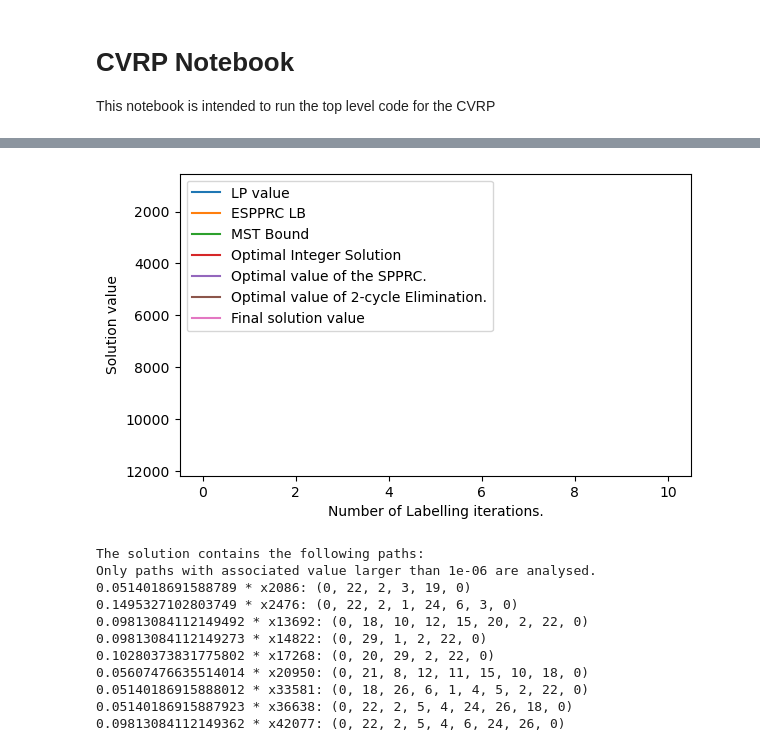
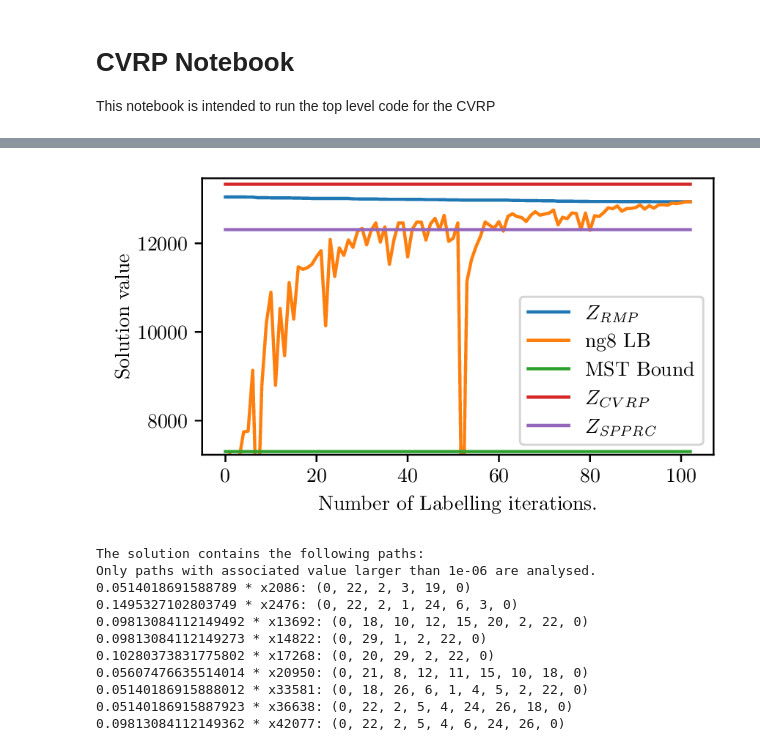
Before and after one commit to habanzu/cvrp, a Jupyter notebook: CVRP.ipynb, the cells around one changed output, grey strips where cells are left out. Drawn from its saved outputs; the diff is of its cells as text; code cells hidden in the pictures.

Commit message:
Remake plots of n8

```diff
--- a/CVRP.ipynb
+++ b/CVRP.ipynb
@@ -21,6 +21,6 @@ import matplotlib
 # %%
 # G = parse("Instances/E/E-n22-k4.vrp")
-G = parse("E-n23-k3")
+# G = parse("E-n23-k3")
 # G = parse("E-n30-k3")
 # G = parse("Instances/E/E-n33-k4.vrp")
 # G = parse("Instances/E/E-n51-k5.vrp")
@@ -34,7 +34,7 @@ G = parse("E-n23-k3")
 # G.graph['min_trucks'] = 13
 # G = parse("Instances/Uchoa/X-n115-k10.vrp")
 # G.graph['min_trucks'] = 10
-# G = parse("X-n120-k6",6)
+G = parse("X-n120-k6",6)
 # G = parse("Instances/Uchoa/X-n125-k30.vrp")
 # G.graph['min_trucks'] = 30
 # G = parse("Instances/Uchoa/X-n129-k18.vrp")
@@ -60,9 +62,9 @@ model = VRP(G)
 # Create pricer
 pricer = VRPPricer(G)
 pricer.data['methods'] = ["ng8"]
-pricer.data['max_vars']= int(1e3)
-pricer.data['time_limit'] = 10
-pricer.data['farley'] = True
+pricer.data['max_vars']= int(1e4)
+pricer.data['time_limit'] = 120
+pricer.data['farley'] = False
 
 model.includePricer(pricer, "pricer","does pricing")
 
@@ -92,56 +94,65 @@ Dual Bound         : +5.58694444444444e+02
 Gap                : 0.00 %
 # %%
-# This value is the exact pagewidth of latex
-plt.figure(figsize=(6.6,4),dpi=100)
+# This value is nice looking for the standard latex layout
+# plt.figure(figsize=(6.6,4),dpi=100)
+
+This value is nice looking for the CoAn layout
+plt.figure(figsize=(7.3,4),dpi=200)
+
+# This value is the original value for the presentation but looks horrible
+# plt.figure(figsize=(4.5,2.5),dpi=200)
 
 upper_bounds = [x for x,y in pricer.data['bounds'][pricer.data['methods'][0]]]
-plt.plot(upper_bounds, label="LP value")
+plt.plot(upper_bounds, label="$Z_{\mathit{RMP}}$")
 
 xmax = 0
 for method in pricer.data['methods']:
-    lower_bounds = []
-    best_lb = pricer.data['bounds'][method][0][1]
-    for x,y in pricer.data['bounds'][method]:
-        if y > best_lb:
-            best_lb = y
-        lower_bounds.append(best_lb)
+    lower_bounds = [lb for _,lb in pricer.data['bounds'][method]]
+#     lower_bounds = []
+#     best_lb = pricer.data['bounds'][method][0][1]
+#     for x,y in pricer.data['bounds'][method]:
+#         if y > best_lb:
+#             best_lb = y
+#         lower_bounds.append(best_lb)
     plt.plot(lower_bounds, label=f'{method} LB')
     xmax = max(upper_bounds[0],xmax)
 
 T = nx.minimum_spanning_tree(G)
-mst = T.size(weight='weight') + min(G.edges().data('weight'),key=lambda edge: edge[2])[2]
+K = G.graph['min_trucks']
+lowest_remaining_edge_weights = [weight for u,v,weight in G.edges().data('weight') if not T.has_edge(u,v)]
+mst = T.size(weight='weight') + sum(sorted(lowest_remaining_edge_weights)[:K])
 mst = [mst for i in range(len(upper_bounds))]
 plt.plot(mst, label="MST Bound")
 
 optimal = [13332 for i in range(len(upper_bounds))]
-plt.plot(optimal, label="Optimal Integer Solution")
+plt.plot(optimal, label="$Z_{CVRP}$")
 
 spprc = [12308 for i in range(len(upper_bounds))]
-plt.plot(spprc, label="Optimal value of the SPPRC.")
+plt.plot(spprc, label="$Z_{\mathit{SPPRC}}$")
 
 # ng8 = [481 for i in range(len(upper_bounds))]
 # plt.plot(ng8, label="Optimal value of ng 8.")
 
-cyc2 = [12784 for i in range(len(upper_bounds))]
-plt.plot(cyc2, label="Optimal value of 2-cycle Elimination.")
+# cyc2 = [12784 for i in range(len(upper_bounds))]
+# plt.plot(cyc2, label="$Z_{\mathit{2-cycle}}$")
 
 if pricer.data['farley']:
     farley_bounds = pricer.data['farley_bound']
     plt.plot(farley_bounds, label="Farley Bound")
 
-solval = model.getObjVal()
-sol = [solval for i in range(len(upper_bounds))]
-plt.plot(sol,label="Final solution value")
+# solval = model.getObjVal()
+# sol = [solval for i in range(len(upper_bounds))]
+# plt.plot(sol,label="$Z_{MP}")
 
-plt.ylim((spprc[0]*0.99,xmax*1.01))
+plt.ylim((mst[0]*0.99,optimal[0]*1.01))
 
-plt.legend(loc='upper left')
+plt.legend(loc='lower right')
 plt.xlabel("Number of Labelling iterations.")
 plt.ylabel("Solution value")
-# plt.savefig("plots/E-n30-k3.espprc.pgf")
-plt.show()
+plt.savefig("plots/X-n120-k6.ng8-fluctuations-presentation.pgf")
+# plt.show()
 # %% [output]
-[figure, old version]
+[figure, new version]
 # %%
 output_variables(model, pricer)
 # %% [output]
```
Also changed, not shown: parts of 3 cells of this notebook, 9 other files.
